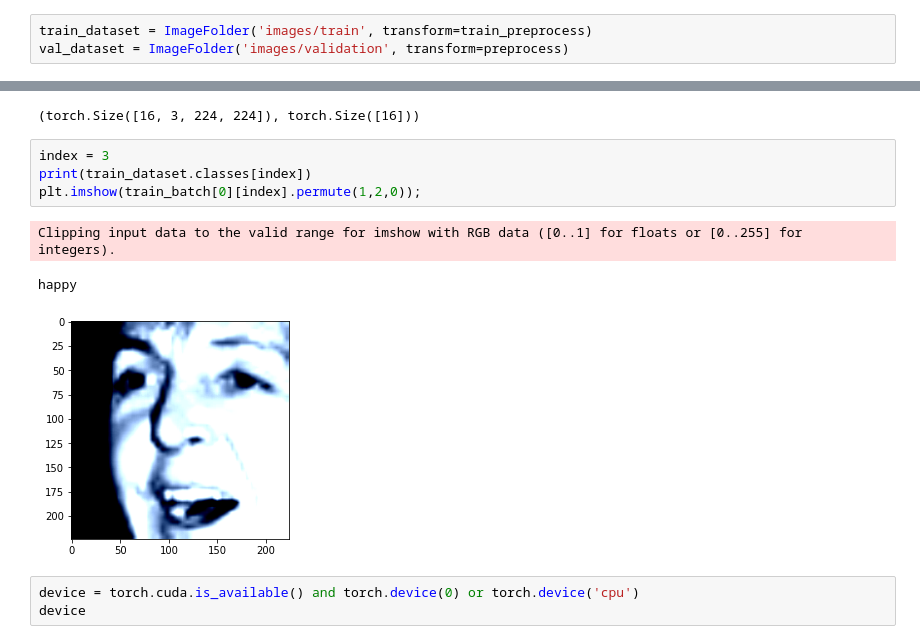
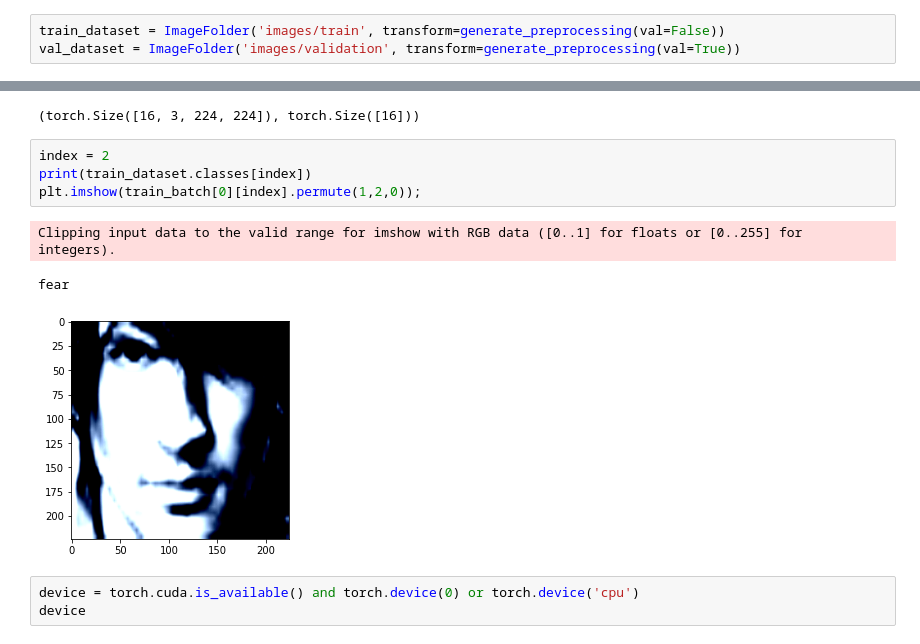
Before and after one commit to dvoitekh/aihouse_mlops_course, a Jupyter notebook: session5/tensorboard/FacialEmotionsTrainingTensorboard.ipynb, the cells around one changed output, grey strips where cells are left out. Cells and saved outputs as stored; diff of their text form.

```diff
--- a/session5/tensorboard/FacialEmotionsTrainingTensorboard.ipynb
+++ b/session5/tensorboard/FacialEmotionsTrainingTensorboard.ipynb
@@ -139,8 +143,8 @@ sorted(zip(labels, probabilities), key=lambda x: -x[1])[:10]
  ('oboe, hautboy, hautbois', tensor(0.0210)),
  ('cloak', tensor(0.0189))]
 # %%
-train_dataset = ImageFolder('images/train', transform=train_preprocess)
-val_dataset = ImageFolder('images/validation', transform=preprocess)
+train_dataset = ImageFolder('images/train', transform=generate_preprocessing(val=False))
+val_dataset = ImageFolder('images/validation', transform=generate_preprocessing(val=True))
 # %%
 train_dataset.class_to_idx
 # %% [output]
@@ -165,13 +169,13 @@ train_batch[0].shape, train_batch[1].shape
 # %% [output]
 (torch.Size([16, 3, 224, 224]), torch.Size([16]))
 # %%
-index = 3
+index = 2
 print(train_dataset.classes[index])
 plt.imshow(train_batch[0][index].permute(1,2,0));
 # %% [output]
 Clipping input data to the valid range for imshow with RGB data ([0..1] for floats or [0..255] for integers).
-happy
+fear
-[figure, old version]
+[figure, new version]
 # %%
 device = torch.cuda.is_available() and torch.device(0) or torch.device('cpu')
 device
```
Also changed, not shown: parts of 8 cells of this notebook, 2 other files.
